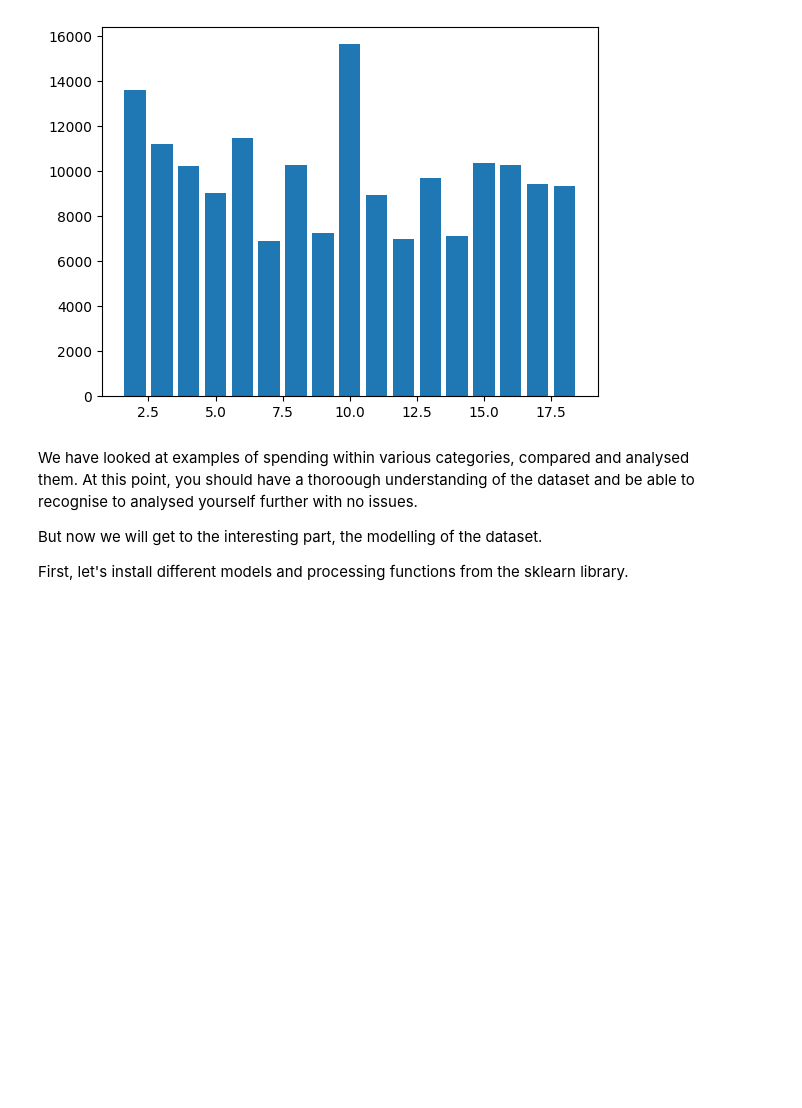
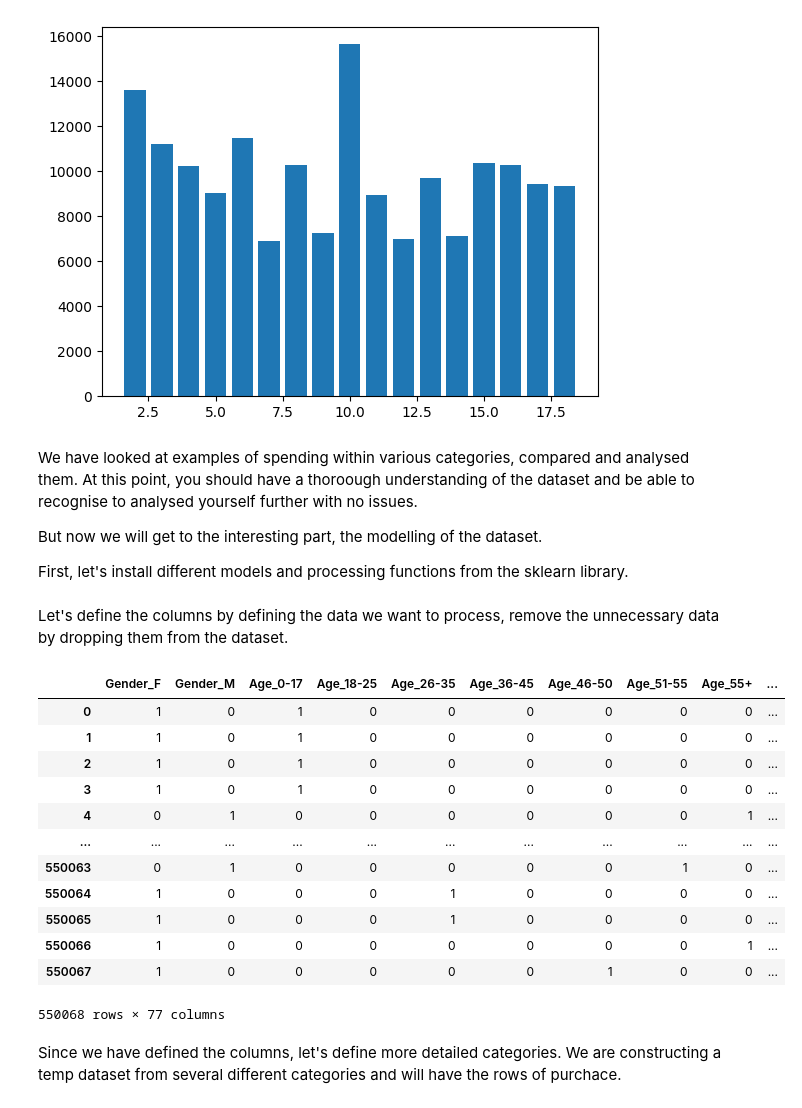
Before and after one commit to gelmisb/Modelling-using-text-mining-algorithms, a Jupyter notebook: Sales_analysis.ipynb, the cells around one changed output. Cells and saved outputs as stored; diff of their text form; code cells hidden in the pictures; blank space fills up the shorter version.

```diff
--- a/Sales_analysis.ipynb
+++ b/Sales_analysis.ipynb
@@ -180,3 +180,28 @@ from sklearn.preprocessing import OneHotEncoder
 from sklearn import metrics
 import xgboost as xg
 import math
+# %% [markdown]
+Let's define the columns by defining the data we want to process, remove the unnecessary data by dropping them from the dataset.
+# %%
+cols = ['Gender', 'Age', 'Occupation', 'City_Category', 'Stay_In_Current_City_Years', 'Marital_Status', 'Product_Category_1', 'Product_Category_2']
+drop_cols = ['User_ID', 'Product_ID', 'Product_Category_3', 'Purchase']
+X1 = pd.get_dummies(df, columns=cols)
+X = X1.drop(columns = drop_cols)
+X
+# %% [output]
+|  | Gender_F | Gender_M | Age_0-17 | Age_18-25 | Age_26-35 | Age_36-45 | Age_46-50 | Age_51-55 | Age_55+ | ... |
+| 0 | 1 | 0 | 1 | 0 | 0 | 0 | 0 | 0 | 0 | ... |
+| 1 | 1 | 0 | 1 | 0 | 0 | 0 | 0 | 0 | 0 | ... |
+| 2 | 1 | 0 | 1 | 0 | 0 | 0 | 0 | 0 | 0 | ... |
+| 3 | 1 | 0 | 1 | 0 | 0 | 0 | 0 | 0 | 0 | ... |
+| 4 | 0 | 1 | 0 | 0 | 0 | 0 | 0 | 0 | 1 | ... |
+| ... | ... | ... | ... | ... | ... | ... | ... | ... | ... | ... |
+| 550063 | 0 | 1 | 0 | 0 | 0 | 0 | 0 | 1 | 0 | ... |
+| 550064 | 1 | 0 | 0 | 0 | 1 | 0 | 0 | 0 | 0 | ... |
+| 550065 | 1 | 0 | 0 | 0 | 1 | 0 | 0 | 0 | 0 | ... |
+| 550066 | 1 | 0 | 0 | 0 | 0 | 0 | 0 | 0 | 1 | ... |
+| 550067 | 1 | 0 | 0 | 0 | 0 | 0 | 1 | 0 | 0 | ... |
+550068 rows × 77 columns
+# %% [markdown]
+Since we have defined the columns, let's define more detailed categories.
+We are constructing a temp dataset from several different categories and will have the rows of purchace.
```
Also changed, not shown: parts of 9 cells of this notebook.
